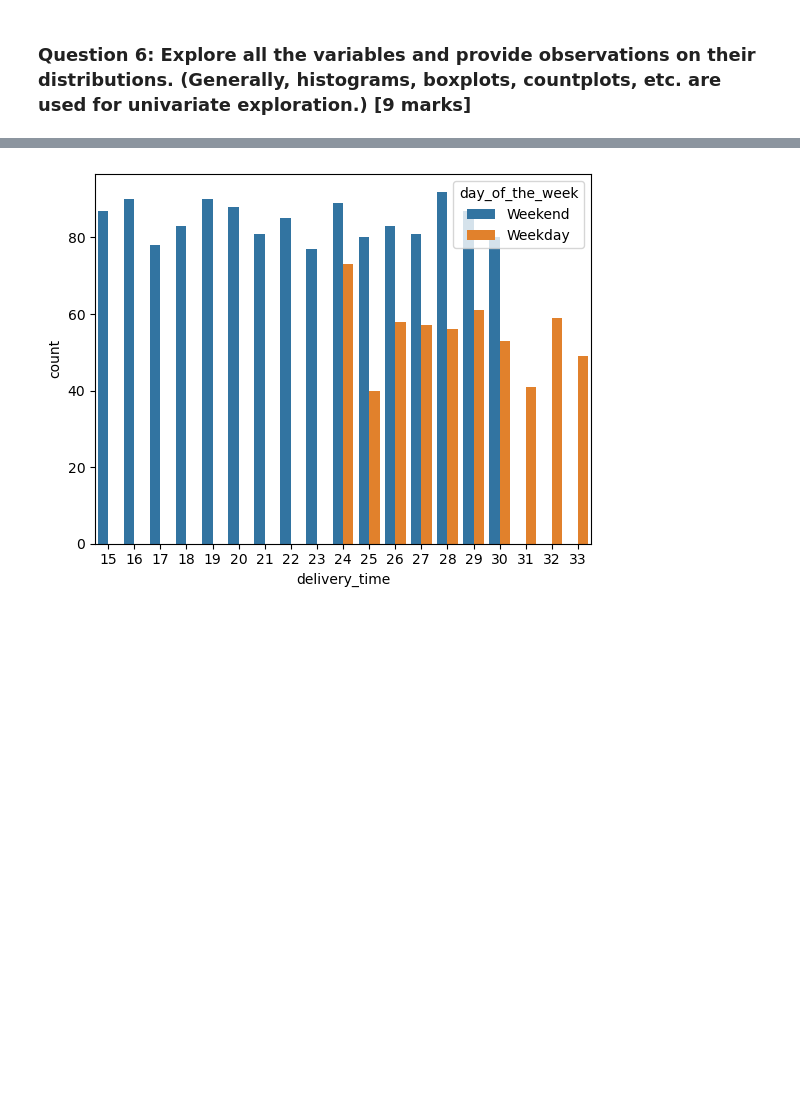
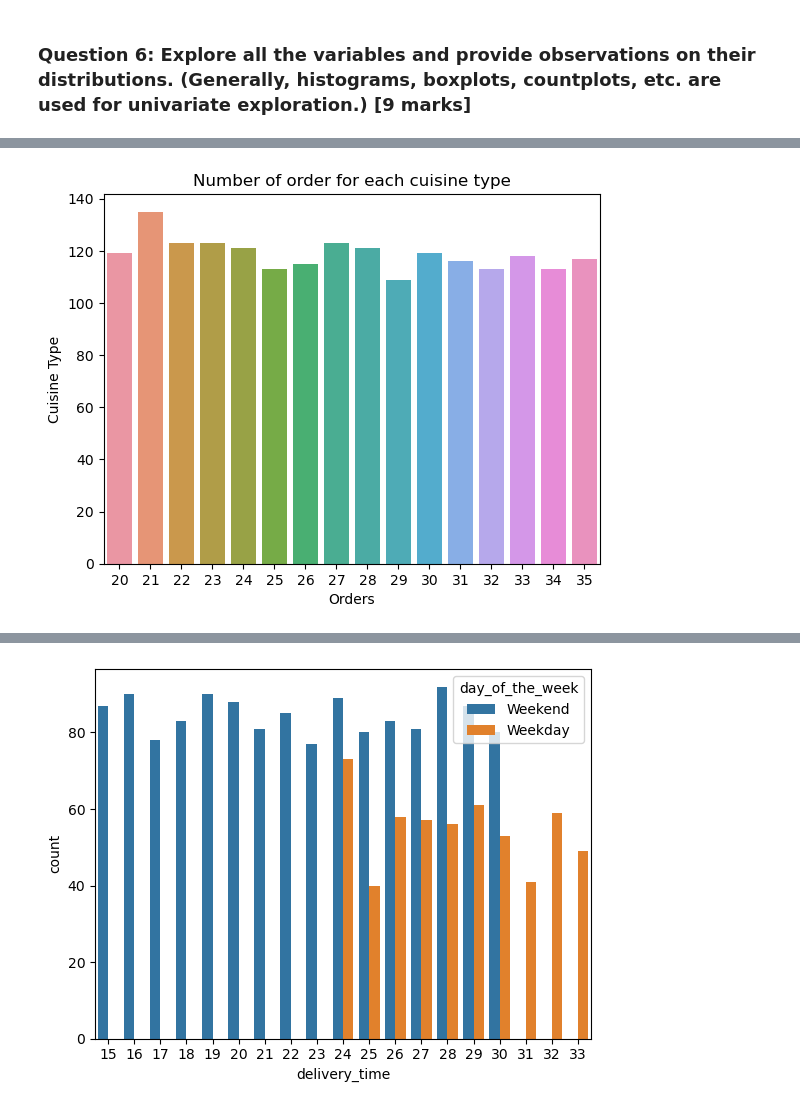
Before and after one commit to Drew75austin/FoodhubProject, a Jupyter notebook: PYF_Project_LearnerNotebook_FullCode.ipynb, the cells around one changed output, grey strips where cells are left out. Saved outputs shown, nothing was run; the diff lists cells and outputs as text; code cells hidden in the pictures; blank space fills up the shorter version.

```diff
--- a/PYF_Project_LearnerNotebook_FullCode.ipynb
+++ b/PYF_Project_LearnerNotebook_FullCode.ipynb
@@ -197,0 +179,11 @@ plt.show()
+# %%
+# Create seaborn countplot and provide count of orders by cuisine type across all orders
+cp_cuisine = sns.countplot(data=df, x='food_preparation_time')
+#specify axis labels
+cp_cuisine.set(ylabel='Cuisine Type',
+       xlabel='Orders',
+       title='Number of order for each cuisine type')
+
+plt.show()
+# %% [output]
+[figure, added]
```
Also changed, not shown: parts of 31 cells of this notebook.
